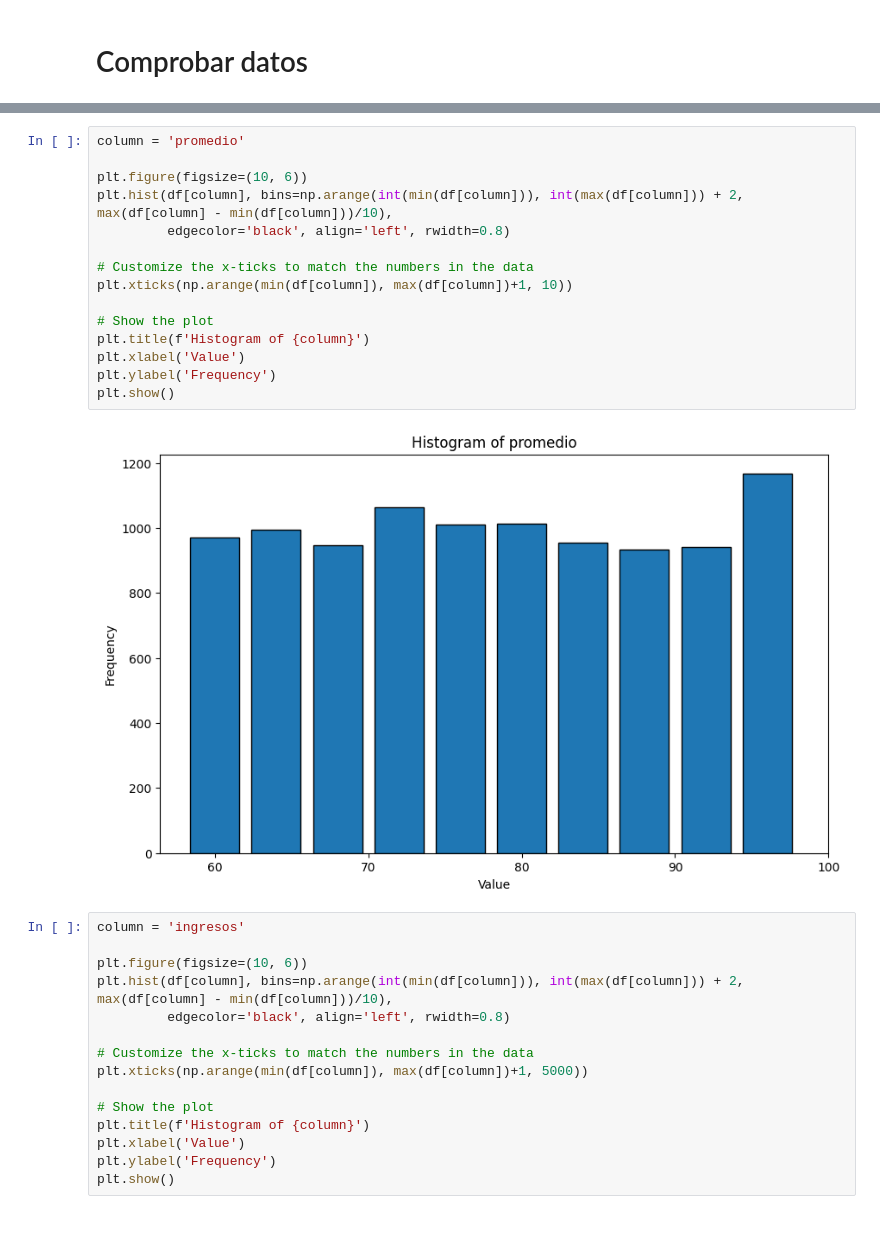
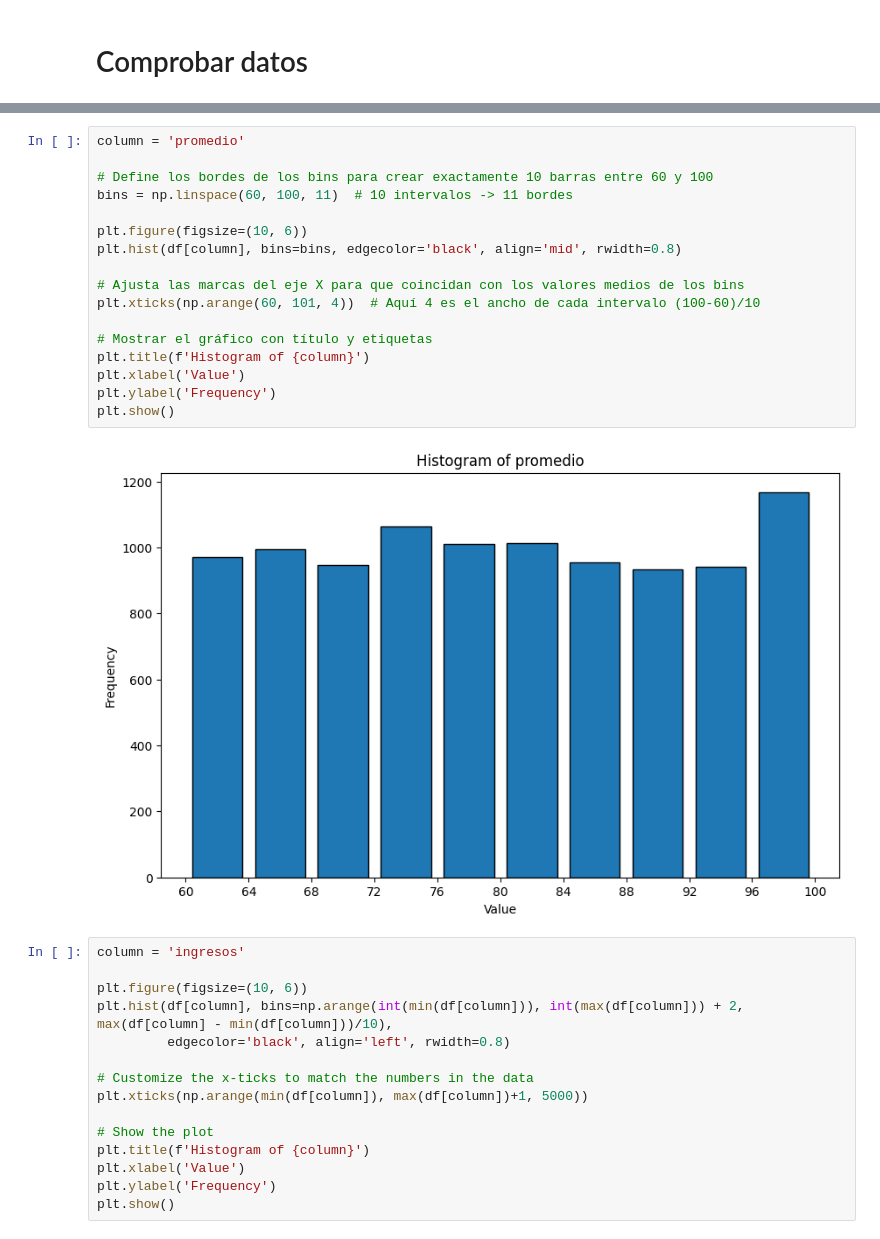
Before and after one commit to tonahdztoro/PE_2025, a Jupyter notebook: Unidad 1/S1.ipynb, the cells around one changed output, grey strips where cells are left out. Drawn from its saved outputs; the diff is of its cells as text.

```diff
--- a/Unidad 1/S1.ipynb
+++ b/Unidad 1/S1.ipynb
@@ -112,23 +111,25 @@ plt.ylabel('Frequency')
 plt.show()
 # %% [output]
 [figure]
-# %%
-column = 'promedio'
-
-plt.figure(figsize=(10, 6))
-plt.hist(df[column], bins=np.arange(int(min(df[column])), int(max(df[column])) + 2, max(df[column] - min(df[column]))/10),
-         edgecolor='black', align='left', rwidth=0.8)
-
-# Customize the x-ticks to match the numbers in the data
-plt.xticks(np.arange(min(df[column]), max(df[column])+1, 10))
-
-# Show the plot
-plt.title(f'Histogram of {column}')
-plt.xlabel('Value')
-plt.ylabel('Frequency')
-plt.show()
-# %% [output]
-[figure, removed]
+# %%
+column = 'promedio'
+
+# Define los bordes de los bins para crear exactamente 10 barras entre 60 y 100
+bins = np.linspace(60, 100, 11)  # 10 intervalos -> 11 bordes
+
+plt.figure(figsize=(10, 6))
+plt.hist(df[column], bins=bins, edgecolor='black', align='mid', rwidth=0.8)
+
+# Ajusta las marcas del eje X para que coincidan con los valores medios de los bins
+plt.xticks(np.arange(60, 101, 4))  # Aquí 4 es el ancho de cada intervalo (100-60)/10
+
+# Mostrar el gráfico con título y etiquetas
+plt.title(f'Histogram of {column}')
+plt.xlabel('Value')
+plt.ylabel('Frequency')
+plt.show()
+# %% [output]
+[figure, added]
 # %%
 column = 'ingresos'
 
```
Also changed, not shown: parts of 3 cells of this notebook.
